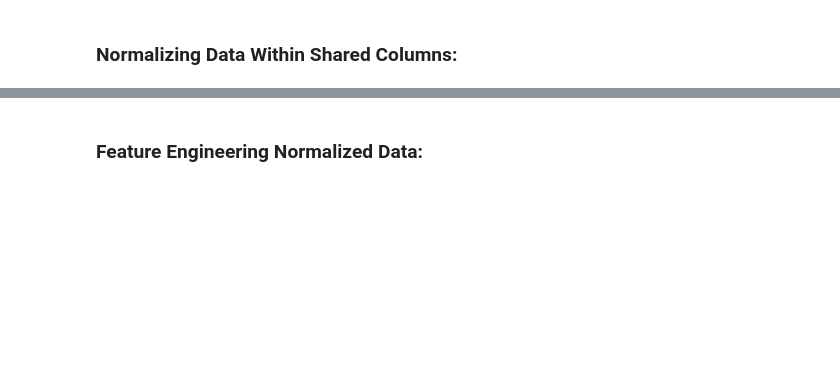
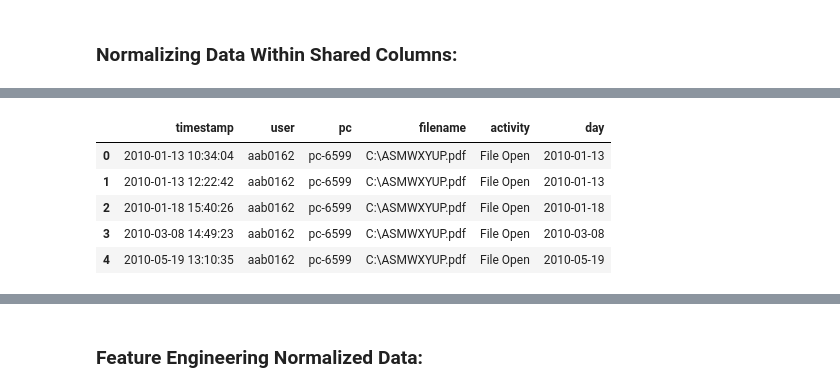
Before and after one commit to Aaron-Loera/Insider-Threat-Detection, a Jupyter notebook: CERT_Preprocessing.ipynb, the cells around one changed output, grey strips where cells are left out. Cells and saved outputs as stored; diff of their text form; code cells hidden in the pictures; blank space fills up the shorter version.

```diff
--- a/CERT_Preprocessing.ipynb
+++ b/CERT_Preprocessing.ipynb
@@ -14,8 +14,32 @@ from urllib.parse import urlparse
 # %%
 DEFAULT_OUTPUT_DIR = "processed_datasets"
 WORK_HOURS = (9, 17)
+
+# Features to use specific to each log file
+USECOLS_MAP = {
+    "logon":  ["date", "user", "pc", "activity"],
+    "file":   ["date", "user", "pc", "activity", "filename"],
+    "device": ["date", "user", "pc", "activity"],
+    "email":  ["date", "user", "pc", "to", "attachments"],
+    "http":   ["date", "user", "pc", "url", "activity"],
+}
+
+# Pre-defining data types to reduce memory overhead
+DTYPE_MAP = {
+    "user":     "category",
+    "pc":       "category",
+    "activity": "category",
+}
+
+# Explicit timestamp format for the CERT dataset
+TIMESTAMP_FORMAT = "%m/%d/%Y %H:%M:%S"
+
+# Identifying sources too large to load eagerly
+LARGE_FILE_SOURCES = {"email", "http"}
+
+# HTTP specifications
 INTERNAL_EMAIL_DOMAIN = "dtaa.com"
-LONG_URL_THRESHOLD = 80
+LONG_URL_THRESHOLD = 90
 
 JOB_DOMAINS = {
     "careerbuilder.com",
@@ -85,2 +117,0 @@ logons = pd.read_csv(os.path.join(cert_path, "logon.csv"))
-# %%
-files = pd.read_csv(os.path.join(cert_path, "file.csv"))
@@ -171,0 +203,7 @@ for file in files:
+# %%
+# Normalizing eagerly-loaded log files
+for name, df in logs.items():
+    if isinstance(df, dict) and df.get("chunked"):
+        print(f"{name}.csv will be normalized when loaded per-chunk")
+        continue
+    logs[name] = normalize_shared_columns(df)
@@ -171,0 +224,11 @@ for file in files:
+# %%
+# Displaying normalized file logs
+norm_files = logs["file"]
+norm_files.head()
+# %% [output]
+|  | timestamp | user | pc | filename | activity | day |
+| 0 | 2010-01-13 10:34:04 | aab0162 | pc-6599 | C:\ASMWXYUP.pdf | File Open | 2010-01-13 |
+| 1 | 2010-01-13 12:22:42 | aab0162 | pc-6599 | C:\ASMWXYUP.pdf | File Open | 2010-01-13 |
+| 2 | 2010-01-18 15:40:26 | aab0162 | pc-6599 | C:\ASMWXYUP.pdf | File Open | 2010-01-18 |
+| 3 | 2010-03-08 14:49:23 | aab0162 | pc-6599 | C:\ASMWXYUP.pdf | File Open | 2010-03-08 |
+| 4 | 2010-05-19 13:10:35 | aab0162 | pc-6599 | C:\ASMWXYUP.pdf | File Open | 2010-05-19 |
```
Also changed, not shown: parts of 62 cells of this notebook.
